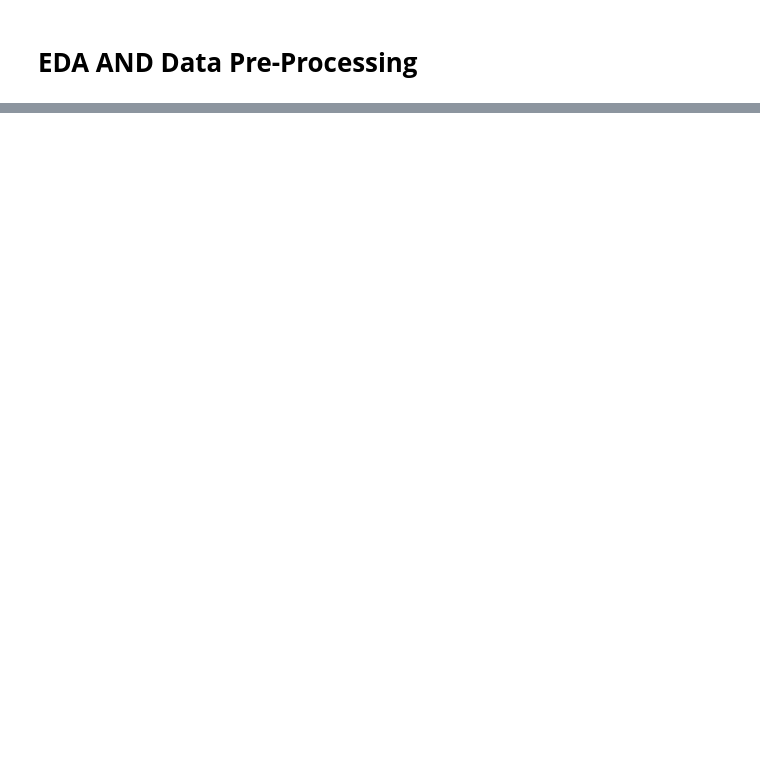
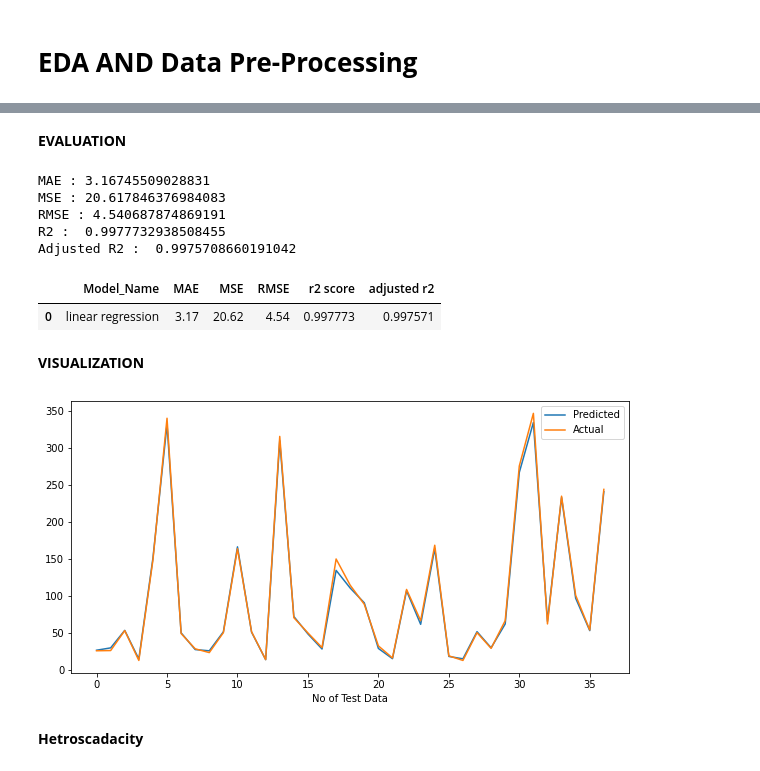
Before and after one commit to shashankbhatia15/Yes-Bank-Stock-Closing-Price-Prediction, a Jupyter notebook: Yes_Bank_Stock_Closing_Price_Prediction_Capstone_Project.ipynb, the cells around one changed output, grey strips where cells are left out. Drawn from its saved outputs; the diff is of its cells as text; code cells hidden in the pictures; blank space fills up the shorter version.

```diff
--- a/Yes_Bank_Stock_Closing_Price_Prediction_Capstone_Project.ipynb
+++ b/Yes_Bank_Stock_Closing_Price_Prediction_Capstone_Project.ipynb
@@ -103,0 +262,4 @@ df.head(1)
+# %%
+#dependent and independent variables split
+dep_var=df1[['High','Low','Open']]
+indep_var=df1['Close']
@@ -103,0 +268,6 @@ df.head(1)
+# %%
+#TRAIN-TEST data split
+
+x_train, x_test,y_train, y_test = train_test_split(np.log10(dep_var),np.log10(indep_var),test_size=.20,random_state=1)
+print(x_train.shape)
+print(x_test.shape)
@@ -103,0 +277,7 @@ df.head(1)
+# %%
+# Fitting Multiple Linear Regression to the Training set
+reg = LR()
+reg = LR().fit(x_train, y_train)
+# %%
+#predictions
+y_pred = reg.predict(x_test)
@@ -103,0 +292,26 @@ df.head(1)
+# %% [markdown]
+**EVALUATION**
+# %%
+#evaluation metrics
+MAE=mean_absolute_error(10**(y_test), 10**(y_pred))
+print("MAE :" ,MAE)
+
+MSE  = mean_squared_error(10**(y_test), 10**(y_pred))
+print("MSE :" , MSE)
+
+RMSE = np.sqrt(MSE)
+print("RMSE :" ,RMSE)
+
+
+r2 = r2_score(10**(y_test),10**(y_pred))
+print('R2 : ',r2)
+
+adj_r2=1-(1-r2_score(10**(y_test), 10**(y_pred)))*((x_test.shape[0]-1)/(x_test.shape[0]-x_test.shape[1]-1))
+print("Adjusted R2 : ",adj_r2)
+c
+# %% [output]
+MAE : 3.16745509028831
+MSE : 20.617846376984083
+RMSE : 4.540687874869191
+R2 :  0.9977732938508455
+Adjusted R2 :  0.9975708660191042
@@ -103,0 +328,18 @@ df.head(1)
+# %%
+error_df
+# %% [output]
+|  | Model_Name | MAE | MSE | RMSE | r2 score | adjusted r2 |
+| 0 | linear regression | 3.17 | 20.62 | 4.54 | 0.997773 | 0.997571 |
+# %% [markdown]
+**VISUALIZATION**
+# %%
+plt.figure(figsize=(10,5))
+plt.plot(10**(y_pred))
+plt.plot(np.array(10**(y_test)))
+plt.legend(["Predicted","Actual"])
+plt.xlabel('No of Test Data')
+plt.show()
+# %% [output]
+[figure, added]
+# %% [markdown]
+**Hetroscadacity**
```
Also changed, not shown: parts of 103 cells of this notebook.
